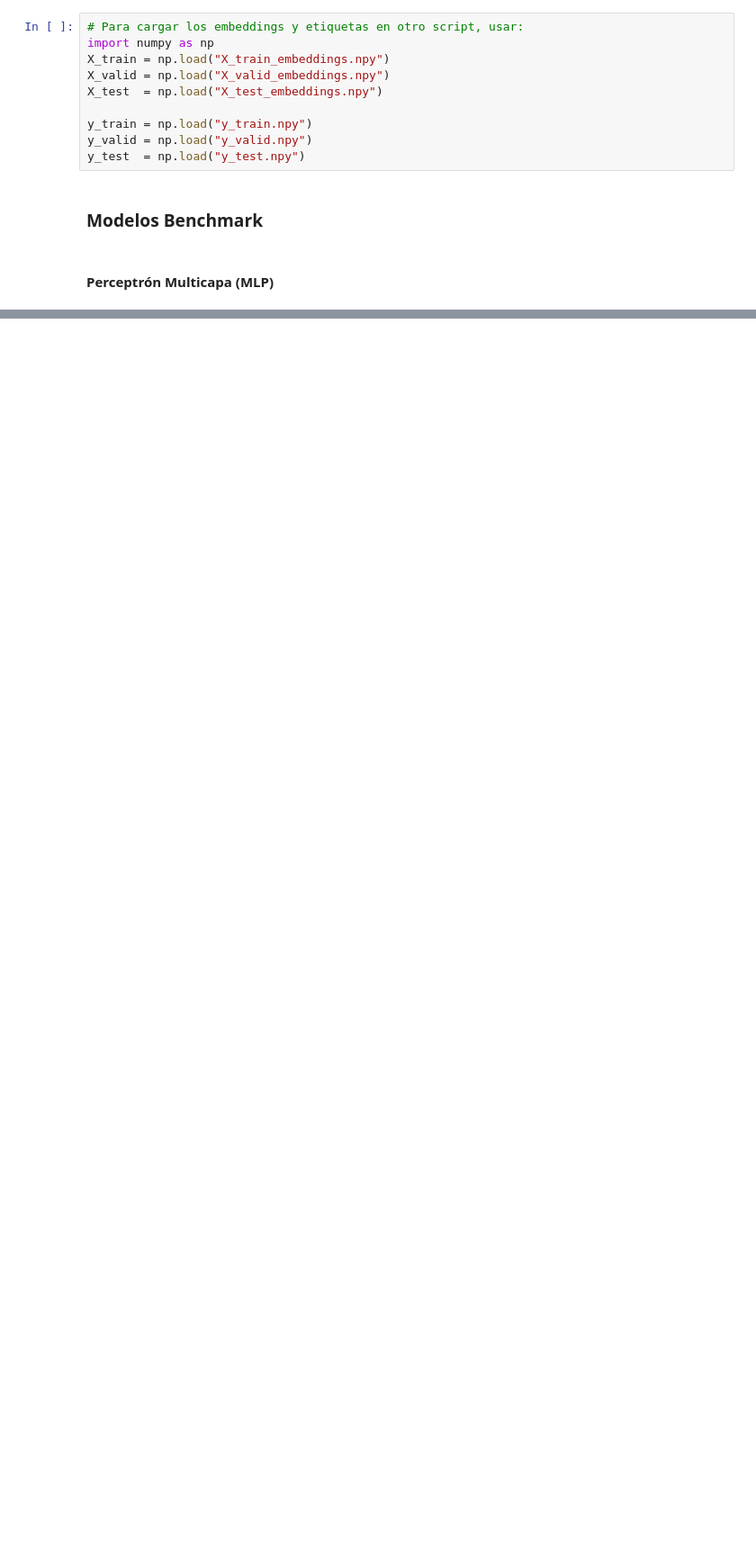
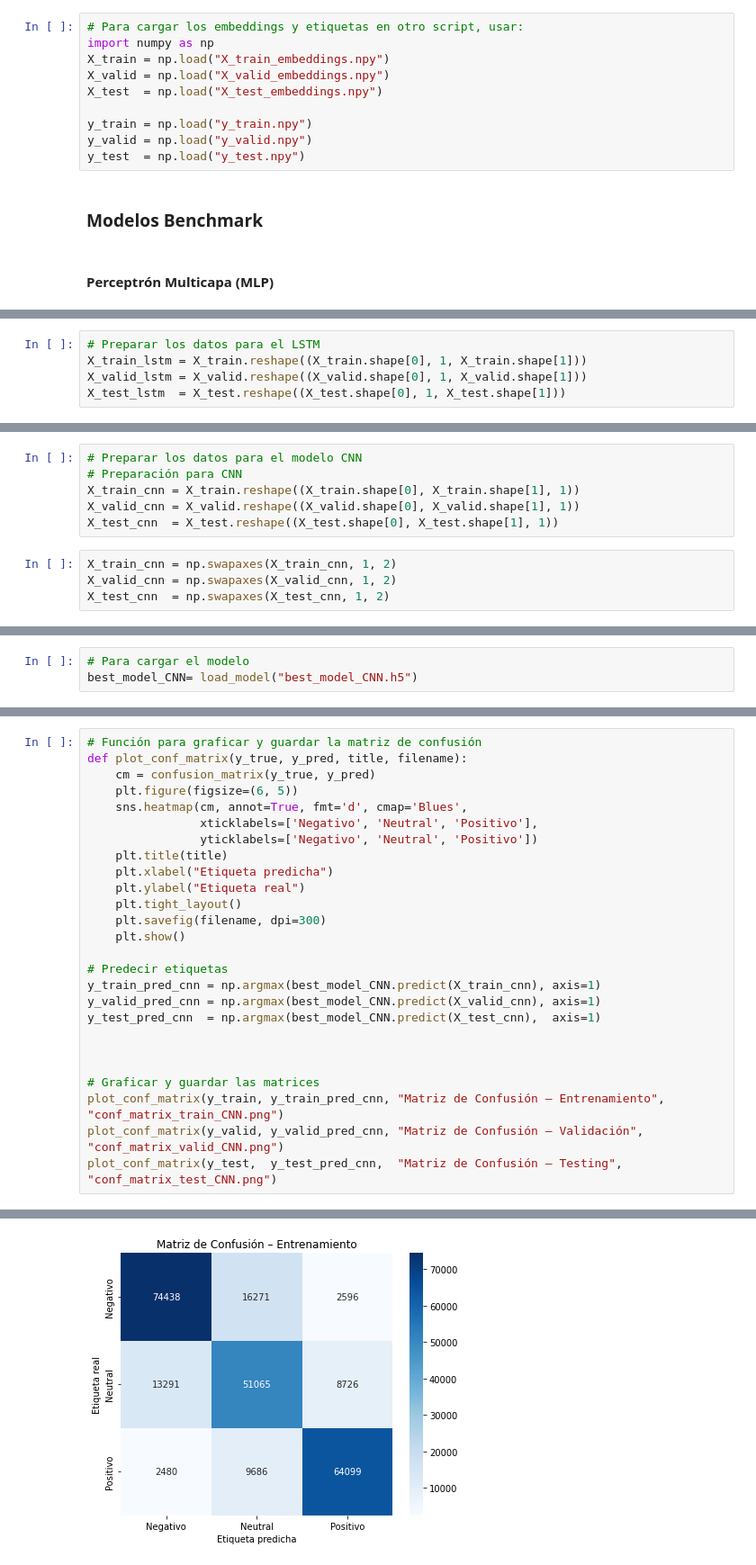
Before and after one commit to egsanchez17/jbook-ml202510, a Jupyter notebook: _sources/mi_informe.ipynb, the cells around one changed output, grey strips where cells are left out. Shown at 90% size. Cells and saved outputs as stored; diff of their text form; blank space fills up the shorter version.

```diff
--- a/_sources/mi_informe.ipynb
+++ b/_sources/mi_informe.ipynb
@@ -508,0 +647,5 @@ plot_conf_matrix(y_test, y_test_pred_labels, "Matriz de Confusión - Testing", "
+# %%
+# Preparar los datos para el LSTM
+X_train_lstm = X_train.reshape((X_train.shape[0], 1, X_train.shape[1]))
+X_valid_lstm = X_valid.reshape((X_valid.shape[0], 1, X_valid.shape[1]))
+X_test_lstm  = X_test.reshape((X_test.shape[0], 1, X_test.shape[1]))
@@ -508,0 +777,10 @@ plot_conf_matrix(y_test, y_test_pred_labels, "Matriz de Confusión - Testing", "
+# %%
+# Preparar los datos para el modelo CNN
+# Preparación para CNN
+X_train_cnn = X_train.reshape((X_train.shape[0], X_train.shape[1], 1))
+X_valid_cnn = X_valid.reshape((X_valid.shape[0], X_valid.shape[1], 1))
+X_test_cnn  = X_test.reshape((X_test.shape[0], X_test.shape[1], 1))
+# %%
+X_train_cnn = np.swapaxes(X_train_cnn, 1, 2)
+X_valid_cnn = np.swapaxes(X_valid_cnn, 1, 2)
+X_test_cnn  = np.swapaxes(X_test_cnn, 1, 2)
@@ -508,0 +847,3 @@ plot_conf_matrix(y_test, y_test_pred_labels, "Matriz de Confusión - Testing", "
+# %%
+# Para cargar el modelo
+best_model_CNN= load_model("best_model_CNN.h5")
@@ -508,0 +902,27 @@ plot_conf_matrix(y_test, y_test_pred_labels, "Matriz de Confusión - Testing", "
+# %%
+# Función para graficar y guardar la matriz de confusión
+def plot_conf_matrix(y_true, y_pred, title, filename):
+    cm = confusion_matrix(y_true, y_pred)
+    plt.figure(figsize=(6, 5))
+    sns.heatmap(cm, annot=True, fmt='d', cmap='Blues',
+                xticklabels=['Negativo', 'Neutral', 'Positivo'],
+                yticklabels=['Negativo', 'Neutral', 'Positivo'])
+    plt.title(title)
+    plt.xlabel("Etiqueta predicha")
+    plt.ylabel("Etiqueta real")
+    plt.tight_layout()
+    plt.savefig(filename, dpi=300)
+    plt.show()
+
+# Predecir etiquetas
+y_train_pred_cnn = np.argmax(best_model_CNN.predict(X_train_cnn), axis=1)
+y_valid_pred_cnn = np.argmax(best_model_CNN.predict(X_valid_cnn), axis=1)
+y_test_pred_cnn  = np.argmax(best_model_CNN.predict(X_test_cnn),  axis=1)
+
+
+
+# Graficar y guardar las matrices
+plot_conf_matrix(y_train, y_train_pred_cnn, "Matriz de Confusión – Entrenamiento", "conf_matrix_train_CNN.png")
+plot_conf_matrix(y_valid, y_valid_pred_cnn, "Matriz de Confusión – Validación",   "conf_matrix_valid_CNN.png")
+plot_conf_matrix(y_test,  y_test_pred_cnn,  "Matriz de Confusión – Testing",      "conf_matrix_test_CNN.png")
+# %% [output]
@@ -508,0 +932 @@ plot_conf_matrix(y_test, y_test_pred_labels, "Matriz de Confusión - Testing", "
+[figure, added]
```
Also changed, not shown: parts of 39 cells of this notebook, 9 other files.
